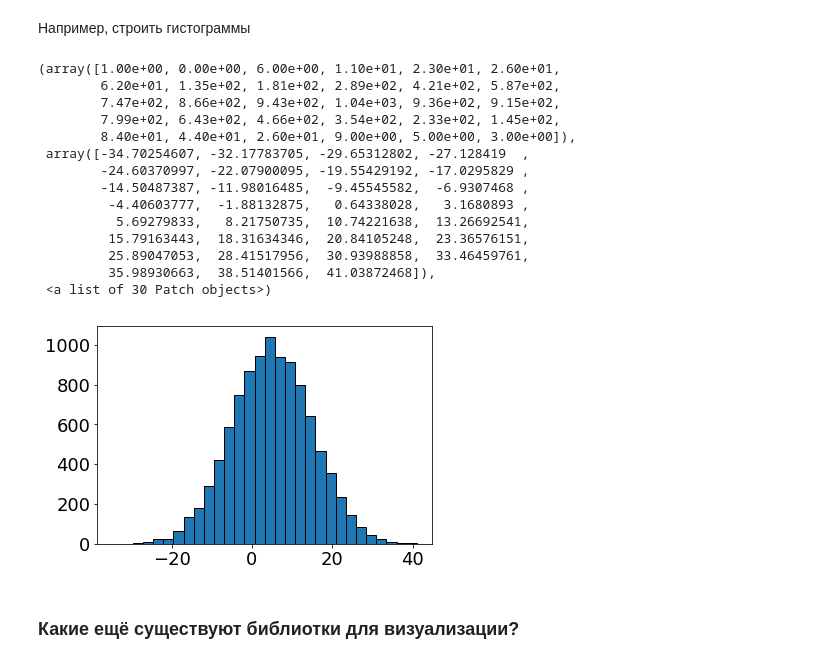
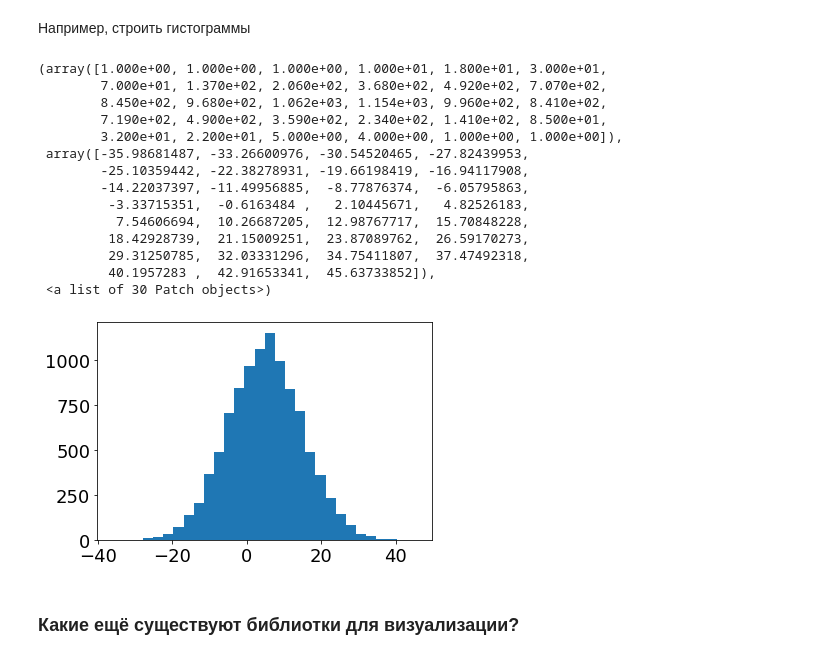
Before and after one commit to TotalChest/mlcourse.ai, a Jupyter notebook: 02_visual_analysis/Mathplotlib.ipynb, the cells around one changed output. Saved outputs shown, nothing was run; the diff lists cells and outputs as text; code cells hidden in the pictures.

```diff
--- a/02_visual_analysis/Mathplotlib.ipynb
+++ b/02_visual_analysis/Mathplotlib.ipynb
@@ -211,25 +211,25 @@ http://matplotlib.org/gallery.html
 # %% [markdown]
 Например, строить гистограммы
 # %%
-new_x_values = np.random.normal(5, 10, size=10000)
+new_x_values = np.random.normal(5, 10, (10000))
 # %%
-plt.hist(new_x_values, bins=30, edgecolor='black')
+plt.hist(new_x_values, bins=30)
 # %% [output]
-(array([1.00e+00, 0.00e+00, 6.00e+00, 1.10e+01, 2.30e+01, 2.60e+01,
-        6.20e+01, 1.35e+02, 1.81e+02, 2.89e+02, 4.21e+02, 5.87e+02,
-        7.47e+02, 8.66e+02, 9.43e+02, 1.04e+03, 9.36e+02, 9.15e+02,
-        7.99e+02, 6.43e+02, 4.66e+02, 3.54e+02, 2.33e+02, 1.45e+02,
-        8.40e+01, 4.40e+01, 2.60e+01, 9.00e+00, 5.00e+00, 3.00e+00]),
- array([-34.70254607, -32.17783705, -29.65312802, -27.128419  ,
-        -24.60370997, -22.07900095, -19.55429192, -17.0295829 ,
-        -14.50487387, -11.98016485,  -9.45545582,  -6.9307468 ,
-         -4.40603777,  -1.88132875,   0.64338028,   3.1680893 ,
-          5.69279833,   8.21750735,  10.74221638,  13.26692541,
-         15.79163443,  18.31634346,  20.84105248,  23.36576151,
-         25.89047053,  28.41517956,  30.93988858,  33.46459761,
-         35.98930663,  38.51401566,  41.03872468]),
+(array([1.000e+00, 1.000e+00, 1.000e+00, 1.000e+01, 1.800e+01, 3.000e+01,
+        7.000e+01, 1.370e+02, 2.060e+02, 3.680e+02, 4.920e+02, 7.070e+02,
+        8.450e+02, 9.680e+02, 1.062e+03, 1.154e+03, 9.960e+02, 8.410e+02,
+        7.190e+02, 4.900e+02, 3.590e+02, 2.340e+02, 1.410e+02, 8.500e+01,
+        3.200e+01, 2.200e+01, 5.000e+00, 4.000e+00, 1.000e+00, 1.000e+00]),
+ array([-35.98681487, -33.26600976, -30.54520465, -27.82439953,
+        -25.10359442, -22.38278931, -19.66198419, -16.94117908,
+        -14.22037397, -11.49956885,  -8.77876374,  -6.05795863,
+         -3.33715351,  -0.6163484 ,   2.10445671,   4.82526183,
+          7.54606694,  10.26687205,  12.98767717,  15.70848228,
+         18.42928739,  21.15009251,  23.87089762,  26.59170273,
+         29.31250785,  32.03331296,  34.75411807,  37.47492318,
+         40.1957283 ,  42.91653341,  45.63733852]),
  <a list of 30 Patch objects>)
-[figure, old version]
+[figure, new version]
 # %% [markdown]
 ### Какие ещё существуют библиотки для визуализации?
 # %% [markdown]
```
Also changed, not shown: parts of 4 cells of this notebook, 10 other files.
